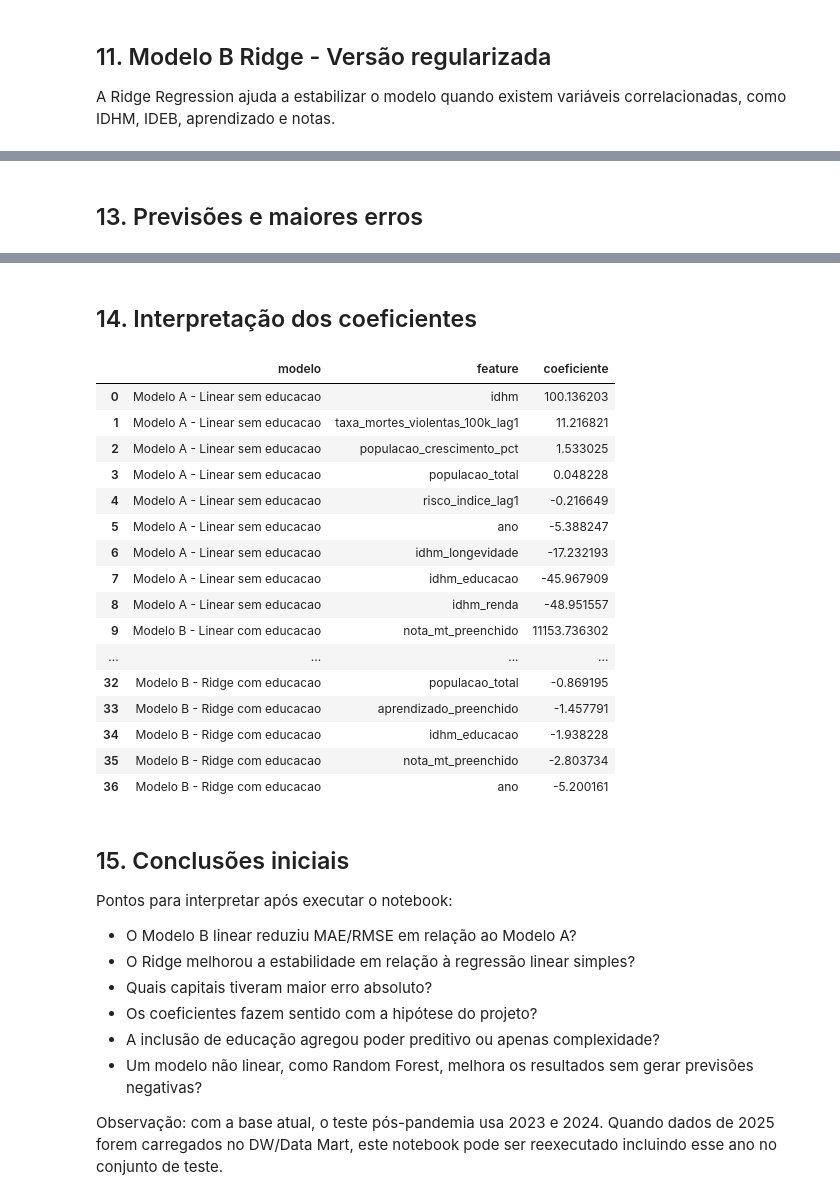
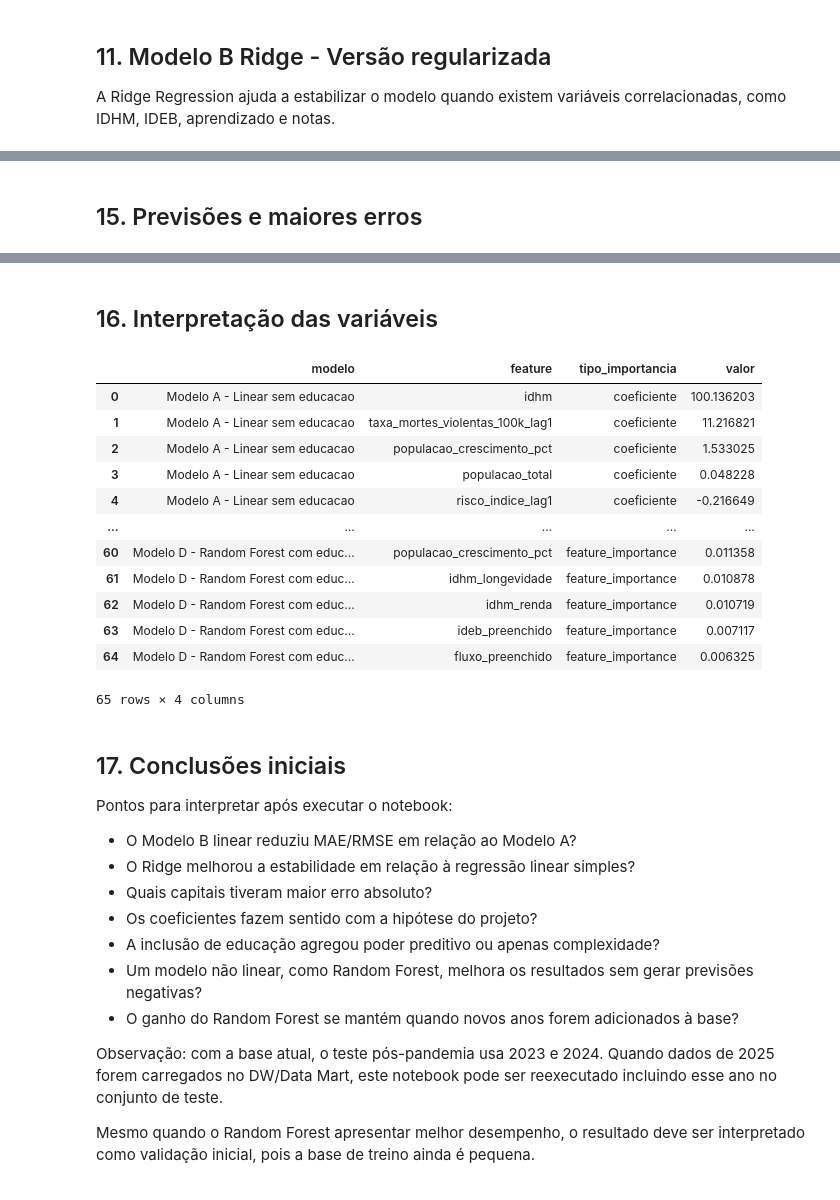
Before and after one commit to Paulohspaniago/analise-socioeconomica-crime-brasil, a Jupyter notebook: notebooks/01_machine_learning_baseline.ipynb, the cells around one changed output, grey strips where cells are left out. Drawn from its saved outputs; the diff is of its cells as text; code cells hidden in the pictures.

Commit message:
08052026 - Criacao dos modelos : Ridge log target com educação e Random Forest com educação

```diff
--- a/notebooks/01_machine_learning_baseline.ipynb
+++ b/notebooks/01_machine_learning_baseline.ipynb
@@ -451,0 +456,13 @@ pd.DataFrame([metricas_b_ridge])
+# %%
+modelo_c_ridge_log, metricas_c_ridge_log, previsoes_c_ridge_log, coeficientes_c_ridge_log = treinar_e_avaliar(
+    nome_modelo='Modelo C - Ridge log target com educacao',
+    estimador=Ridge(alpha=1.0),
+    treino=treino_b,
+    teste=teste_b,
+    features=features_educacao,
+    target=target,
+    transformacao_target='log1p',
+    limitar_previsao_zero=True,
+)
+
+pd.DataFrame([metricas_c_ridge_log])
@@ -451,0 +476,17 @@ pd.DataFrame([metricas_b_ridge])
+# %%
+modelo_d_rf, metricas_d_rf, previsoes_d_rf, coeficientes_d_rf = treinar_e_avaliar(
+    nome_modelo='Modelo D - Random Forest com educacao',
+    estimador=RandomForestRegressor(
+        n_estimators=500,
+        max_depth=4,
+        min_samples_leaf=3,
+        random_state=42,
+    ),
+    treino=treino_b,
+    teste=teste_b,
+    features=features_educacao,
+    target=target,
+    usar_scaler=False,
+)
+
+pd.DataFrame([metricas_d_rf])
@@ -462,4 +514,4 @@ metricas_modelos.sort_values('rmse')
 # %% [markdown]
-## 13. Previsões e maiores erros
+## 15. Previsões e maiores erros
 # %%
 previsoes_modelos = pd.concat(
@@ -487,34 +539,30 @@ previsoes_modelos.sort_values(['modelo', 'erro_absoluto'], ascending=[True, Fals
 | 33 | 2024 | 2211001 | Teresina | PI | Nordeste | Modelo A - Linear sem educacao | 29.801339 | -8.348441 | ... |
 | 3 | 2024 | 2704302 | Maceio | AL | Nordeste | Modelo A - Linear sem educacao | 38.613766 | 0.465617 | ... |
 # %% [markdown]
-## 14. Interpretação dos coeficientes
+## 16. Interpretação das variáveis
 # %%
-coeficientes_modelos = pd.concat(
-    [coeficientes_a, coeficientes_b, coeficientes_b_ridge],
+importancias_modelos = pd.concat(
+    [coeficientes_a, coeficientes_b, coeficientes_b_ridge, coeficientes_c_ridge_log, coeficientes_d_rf],
     ignore_index=True,
 )
 
-coeficientes_modelos
+importancias_modelos
 # %% [output]
-|  | modelo | feature | coeficiente |
-| 0 | Modelo A - Linear sem educacao | idhm | 100.136203 |
-| 1 | Modelo A - Linear sem educacao | taxa_mortes_violentas_100k_lag1 | 11.216821 |
-| 2 | Modelo A - Linear sem educacao | populacao_crescimento_pct | 1.533025 |
-| 3 | Modelo A - Linear sem educacao | populacao_total | 0.048228 |
-| 4 | Modelo A - Linear sem educacao | risco_indice_lag1 | -0.216649 |
-| 5 | Modelo A - Linear sem educacao | ano | -5.388247 |
-| 6 | Modelo A - Linear sem educacao | idhm_longevidade | -17.232193 |
-| 7 | Modelo A - Linear sem educacao | idhm_educacao | -45.967909 |
-| 8 | Modelo A - Linear sem educacao | idhm_renda | -48.951557 |
-| 9 | Modelo B - Linear com educacao | nota_mt_preenchido | 11153.736302 |
-| ... | ... | ... | ... |
-| 32 | Modelo B - Ridge com educacao | populacao_total | -0.869195 |
-| 33 | Modelo B - Ridge com educacao | aprendizado_preenchido | -1.457791 |
-| 34 | Modelo B - Ridge com educacao | idhm_educacao | -1.938228 |
-| 35 | Modelo B - Ridge com educacao | nota_mt_preenchido | -2.803734 |
-| 36 | Modelo B - Ridge com educacao | ano | -5.200161 |
+|  | modelo | feature | tipo_importancia | valor |
+| 0 | Modelo A - Linear sem educacao | idhm | coeficiente | 100.136203 |
+| 1 | Modelo A - Linear sem educacao | taxa_mortes_violentas_100k_lag1 | coeficiente | 11.216821 |
+| 2 | Modelo A - Linear sem educacao | populacao_crescimento_pct | coeficiente | 1.533025 |
+| 3 | Modelo A - Linear sem educacao | populacao_total | coeficiente | 0.048228 |
+| 4 | Modelo A - Linear sem educacao | risco_indice_lag1 | coeficiente | -0.216649 |
+| ... | ... | ... | ... | ... |
+| 60 | Modelo D - Random Forest com educ... | populacao_crescimento_pct | feature_importance | 0.011358 |
+| 61 | Modelo D - Random Forest com educ... | idhm_longevidade | feature_importance | 0.010878 |
+| 62 | Modelo D - Random Forest com educ... | idhm_renda | feature_importance | 0.010719 |
+| 63 | Modelo D - Random Forest com educ... | ideb_preenchido | feature_importance | 0.007117 |
+| 64 | Modelo D - Random Forest com educ... | fluxo_preenchido | feature_importance | 0.006325 |
+65 rows × 4 columns
 # %% [markdown]
-## 15. Conclusões iniciais
+## 17. Conclusões iniciais
 
 Pontos para interpretar após executar o notebook:
 
@@ -524,5 +572,8 @@ Pontos para interpretar após executar o notebook:
 - Os coeficientes fazem sentido com a hipótese do projeto?
 - A inclusão de educação agregou poder preditivo ou apenas complexidade?
 - Um modelo não linear, como Random Forest, melhora os resultados sem gerar previsões negativas?
+- O ganho do Random Forest se mantém quando novos anos forem adicionados à base?
 
 Observação: com a base atual, o teste pós-pandemia usa 2023 e 2024. Quando dados de 2025 forem carregados no DW/Data Mart, este notebook pode ser reexecutado incluindo esse ano no conjunto de teste.
+
+Mesmo quando o Random Forest apresentar melhor desempenho, o resultado deve ser interpretado como validação inicial, pois a base de treino ainda é pequena.
```
Also changed, not shown: parts of 10 cells of this notebook.
